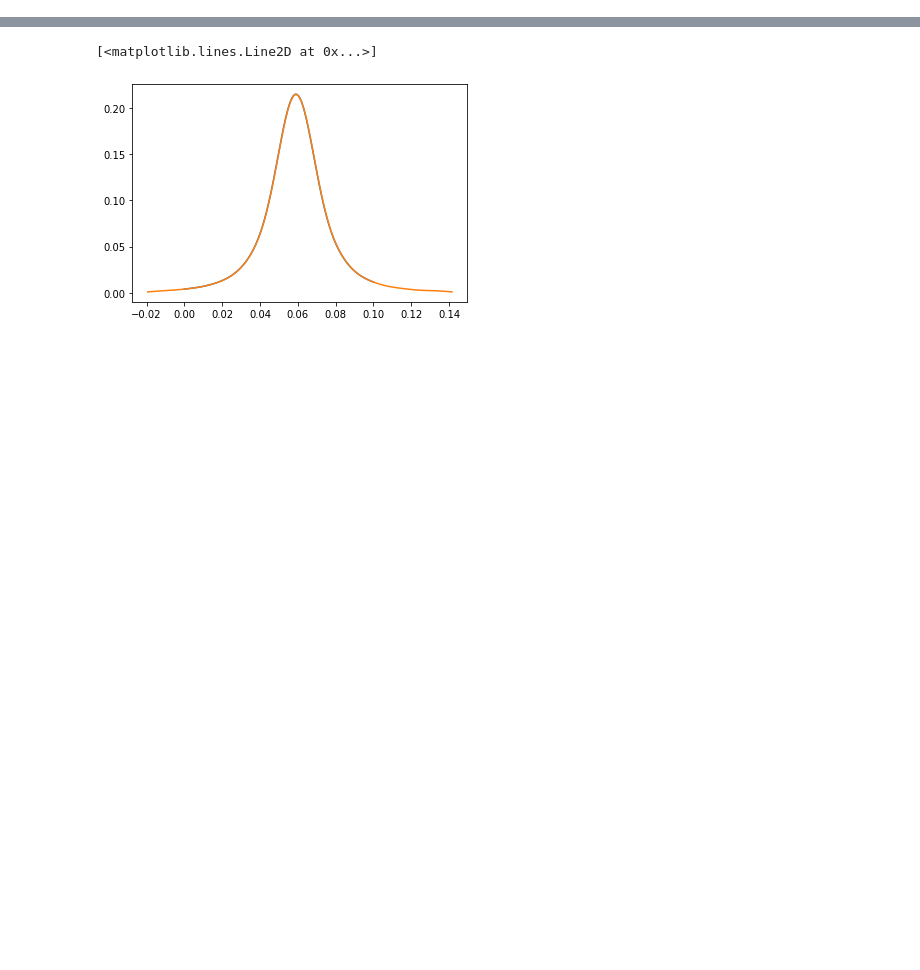
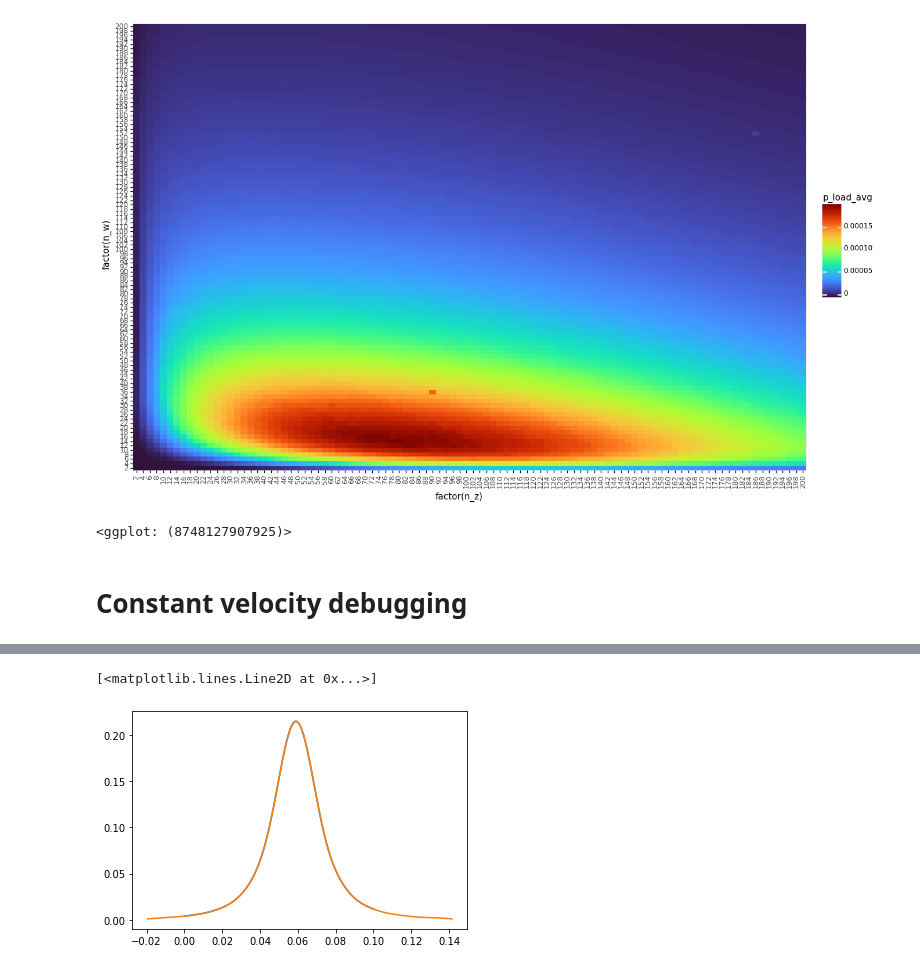
Before and after one commit to mnicstruwig/FlexibleFluxSimulator, a Jupyter notebook: experiments/2020-10-17-Optimization-test.ipynb, the cells around one changed output, grey strips where cells are left out. Cells and saved outputs as stored; diff of their text form; code cells hidden in the pictures; blank space fills up the shorter version.

```diff
--- a/experiments/2020-10-17-Optimization-test.ipynb
+++ b/experiments/2020-10-17-Optimization-test.ipynb
@@ -223,3 +264,11 @@ Completed: 1609 out of 1609
+# %%
+p = ggplot(aes(x='factor(n_z)', y='factor(n_w)', fill='p_load_avg'), df_2c1m)
+p + geom_tile() + scale_fill_cmap('turbo') + theme(figure_size=(15, 10), axis_text_x=element_text(angle=90))
+# %% [output]
+[figure, added]
+<ggplot: (8748127907925)>
+# %% [markdown]
+# Constant velocity debugging
 # %%
 import pyarrow.parquet as pq
 import pandas as pd
```
Also changed, not shown: parts of 24 cells of this notebook, 1 other file.
